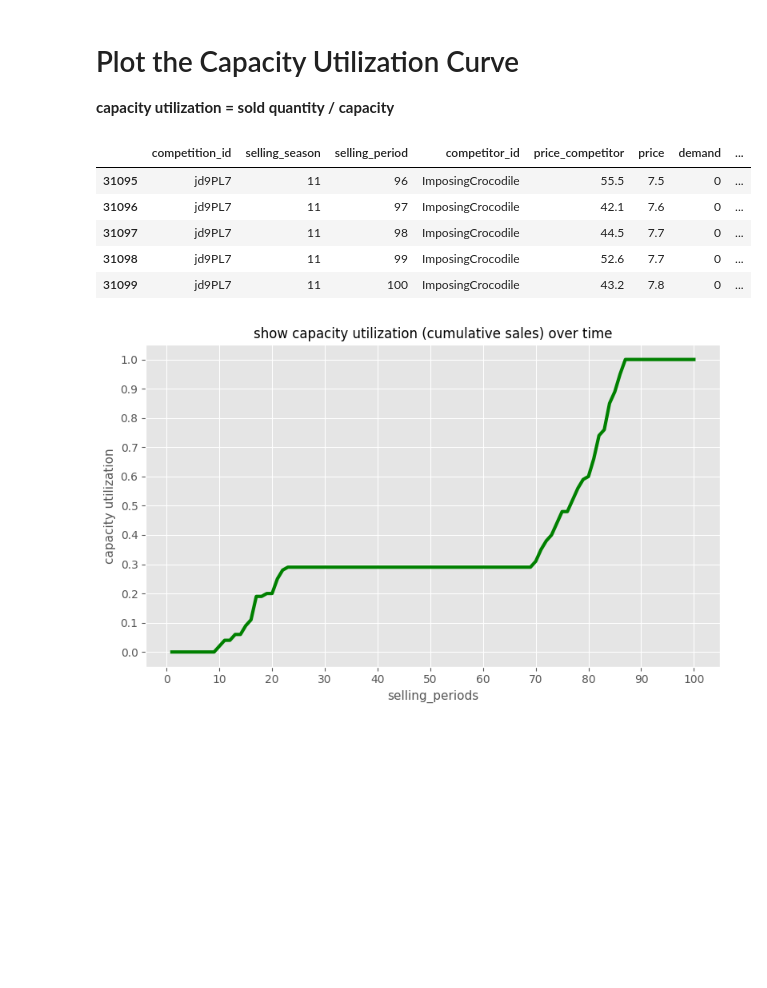
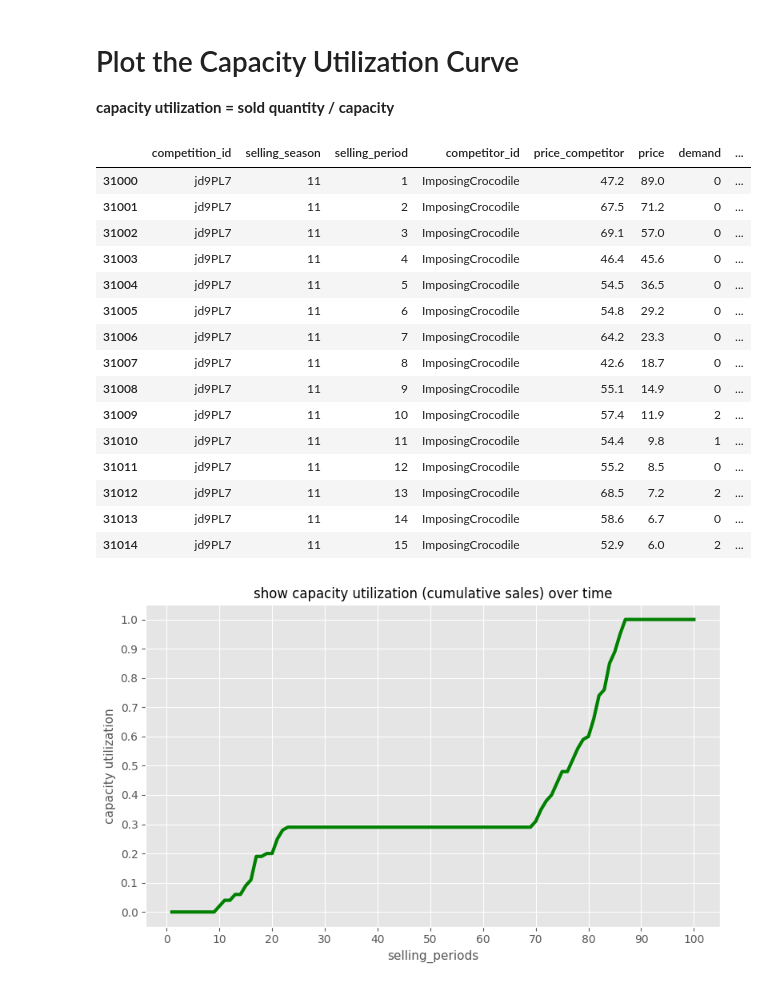
Before and after one commit to qcorveler/Optizoignons, a Jupyter notebook: Travail_Perso/Quentin/modele_prix_concurrent/W2_load_data.ipynb, the cells around one changed output. Drawn from its saved outputs; the diff is of its cells as text; code cells hidden in the pictures; blank space fills up the shorter version.

```diff
--- a/Travail_Perso/Quentin/modele_prix_concurrent/W2_load_data.ipynb
+++ b/Travail_Perso/Quentin/modele_prix_concurrent/W2_load_data.ipynb
@@ -153,14 +155,24 @@ plt.show()
 # %%
 df_aux['cum_demand'] = df_aux['demand'].cumsum()
 df_aux['cap_util'] = round(df_aux[ 'cum_demand'] / 80 ,2)
-df_aux.tail(5)
+df_aux.head(15)
 # %% [output]
 |  | competition_id | selling_season | selling_period | competitor_id | price_competitor | price | demand | ... |
-| 31095 | jd9PL7 | 11 | 96 | ImposingCrocodile | 55.5 | 7.5 | 0 | ... |
-| 31096 | jd9PL7 | 11 | 97 | ImposingCrocodile | 42.1 | 7.6 | 0 | ... |
-| 31097 | jd9PL7 | 11 | 98 | ImposingCrocodile | 44.5 | 7.7 | 0 | ... |
-| 31098 | jd9PL7 | 11 | 99 | ImposingCrocodile | 52.6 | 7.7 | 0 | ... |
-| 31099 | jd9PL7 | 11 | 100 | ImposingCrocodile | 43.2 | 7.8 | 0 | ... |
+| 31000 | jd9PL7 | 11 | 1 | ImposingCrocodile | 47.2 | 89.0 | 0 | ... |
+| 31001 | jd9PL7 | 11 | 2 | ImposingCrocodile | 67.5 | 71.2 | 0 | ... |
+| 31002 | jd9PL7 | 11 | 3 | ImposingCrocodile | 69.1 | 57.0 | 0 | ... |
+| 31003 | jd9PL7 | 11 | 4 | ImposingCrocodile | 46.4 | 45.6 | 0 | ... |
+| 31004 | jd9PL7 | 11 | 5 | ImposingCrocodile | 54.5 | 36.5 | 0 | ... |
+| 31005 | jd9PL7 | 11 | 6 | ImposingCrocodile | 54.8 | 29.2 | 0 | ... |
+| 31006 | jd9PL7 | 11 | 7 | ImposingCrocodile | 64.2 | 23.3 | 0 | ... |
+| 31007 | jd9PL7 | 11 | 8 | ImposingCrocodile | 42.6 | 18.7 | 0 | ... |
+| 31008 | jd9PL7 | 11 | 9 | ImposingCrocodile | 55.1 | 14.9 | 0 | ... |
+| 31009 | jd9PL7 | 11 | 10 | ImposingCrocodile | 57.4 | 11.9 | 2 | ... |
+| 31010 | jd9PL7 | 11 | 11 | ImposingCrocodile | 54.4 | 9.8 | 1 | ... |
+| 31011 | jd9PL7 | 11 | 12 | ImposingCrocodile | 55.2 | 8.5 | 0 | ... |
+| 31012 | jd9PL7 | 11 | 13 | ImposingCrocodile | 68.5 | 7.2 | 2 | ... |
+| 31013 | jd9PL7 | 11 | 14 | ImposingCrocodile | 58.6 | 6.7 | 0 | ... |
+| 31014 | jd9PL7 | 11 | 15 | ImposingCrocodile | 52.9 | 6.0 | 2 | ... |
 # %%
 fig, ax = plt.subplots(figsize=(8,5))
 
```
Also changed, not shown: parts of 9 cells of this notebook, 1 other file.
